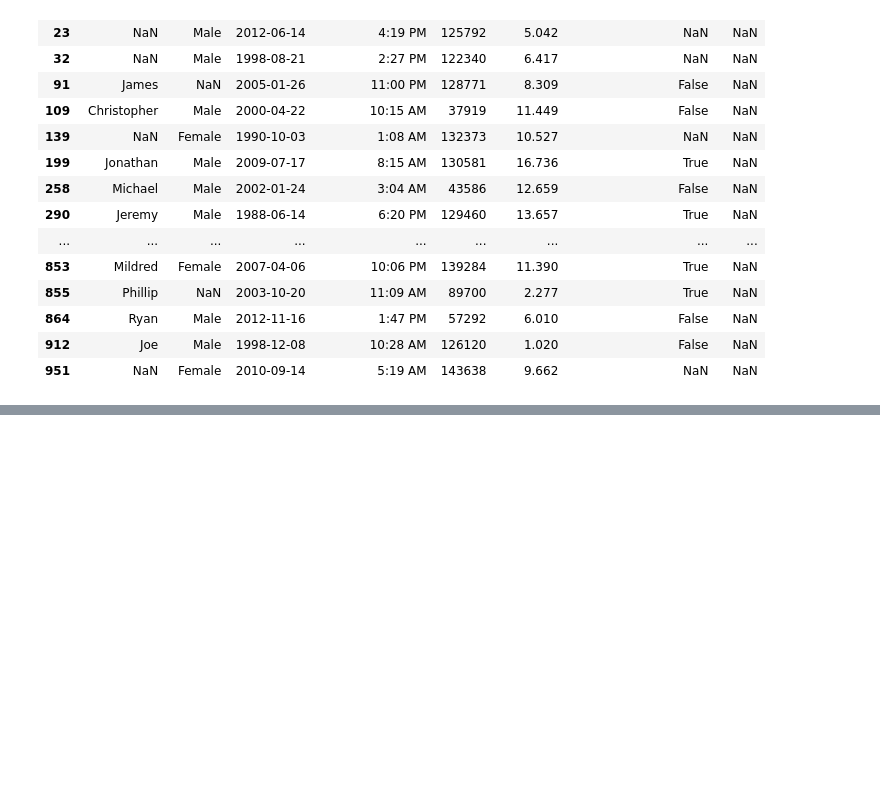
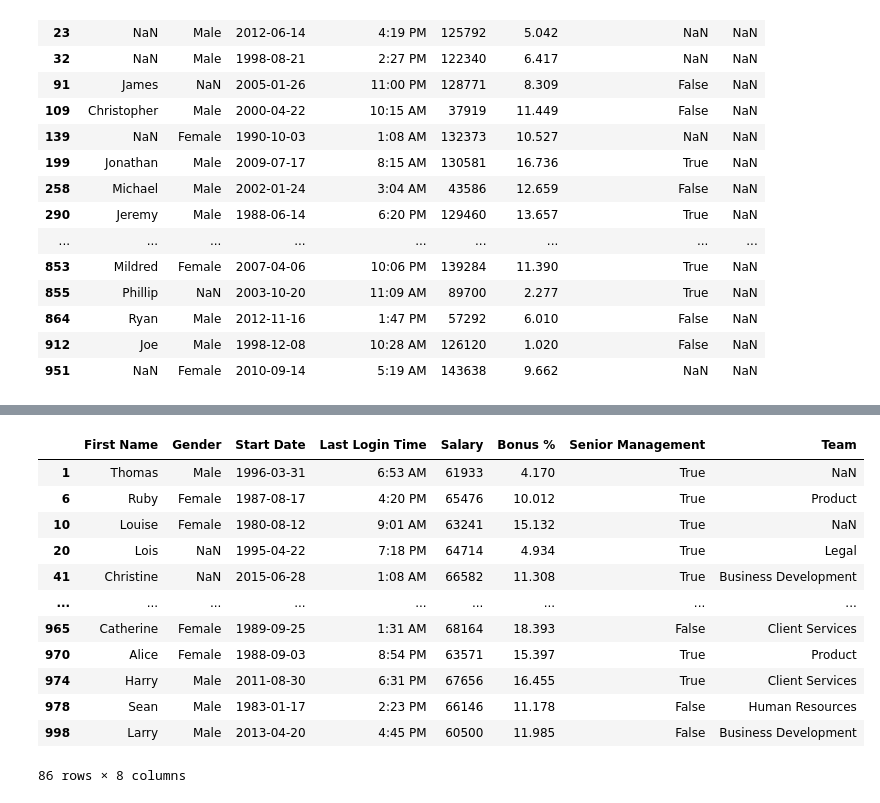
Before and after one commit to choi55j/python, a Jupyter notebook: 24강(기초 다시).ipynb, the cells around one changed output, grey strips where cells are left out. Saved outputs shown, nothing was run; the diff lists cells and outputs as text; code cells hidden in the pictures; blank space fills up the shorter version.

```diff
--- a/24강(기초 다시).ipynb
+++ b/24강(기초 다시).ipynb
@@ -566,0 +617,18 @@ empl[empl1]
+# %%
+empls=empl["Salary"]>= 60000
+empls1=empl["Salary"]<=70000
+empl[empls&empls1]
+# %% [output]
+|  | First Name | Gender | Start Date | Last Login Time | Salary | Bonus % | Senior Management | Team |
+| 1 | Thomas | Male | 1996-03-31 | 6:53 AM | 61933 | 4.170 | True | NaN |
+| 6 | Ruby | Female | 1987-08-17 | 4:20 PM | 65476 | 10.012 | True | Product |
+| 10 | Louise | Female | 1980-08-12 | 9:01 AM | 63241 | 15.132 | True | NaN |
+| 20 | Lois | NaN | 1995-04-22 | 7:18 PM | 64714 | 4.934 | True | Legal |
+| 41 | Christine | NaN | 2015-06-28 | 1:08 AM | 66582 | 11.308 | True | Business Development |
+| ... | ... | ... | ... | ... | ... | ... | ... | ... |
+| 965 | Catherine | Female | 1989-09-25 | 1:31 AM | 68164 | 18.393 | False | Client Services |
+| 970 | Alice | Female | 1988-09-03 | 8:54 PM | 63571 | 15.397 | True | Product |
+| 974 | Harry | Male | 2011-08-30 | 6:31 PM | 67656 | 16.455 | True | Client Services |
+| 978 | Sean | Male | 1983-01-17 | 2:23 PM | 66146 | 11.178 | False | Human Resources |
+| 998 | Larry | Male | 2013-04-20 | 4:45 PM | 60500 | 11.985 | False | Business Development |
+86 rows × 8 columns
```
Also changed, not shown: parts of 16 cells of this notebook.
